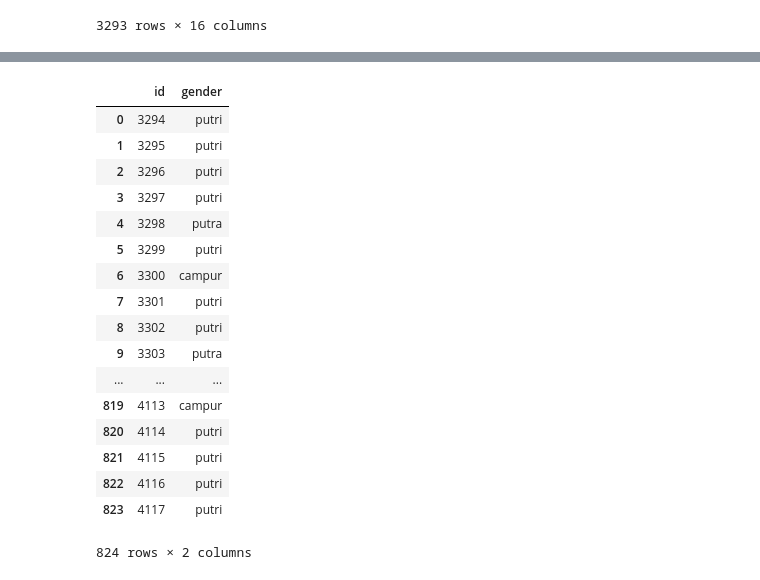
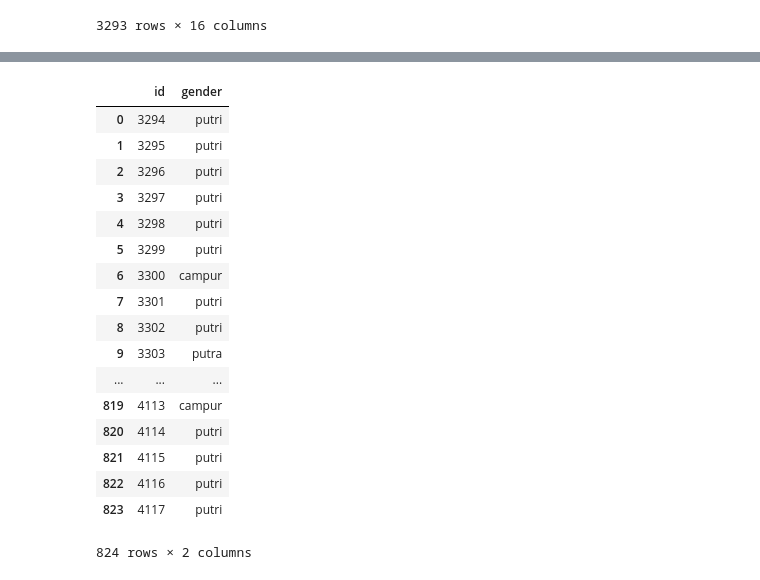
Before and after one commit to FarhanSetyaD/DataMining-Competition-JOINTS-UGM-2019, a Jupyter notebook: Preprocessing.ipynb, the cells around one changed output, grey strips where cells are left out. Saved outputs shown, nothing was run; the diff lists cells and outputs as text; code cells hidden in the pictures.

```diff
--- a/Preprocessing.ipynb
+++ b/Preprocessing.ipynb
@@ -29,7 +29,7 @@ train
 | 3292 | 0.0 | 0.0 | 0.0 | 0.0 | 0.0 | 0.0 | 0.0 | 1.0 | 2634.0 | 8854.0 | 2007.0 | ... |
 3293 rows × 16 columns
 # %%
-train = train.dropna()
+train = train.interpolate()
 train = train.reset_index(drop=True)
 train
 # %% [output]
@@ -156,20 +156,20 @@ predict = rf.predict(test)
 # %%
 type(test_id)
 converter = {-1: 'putri', 0:'campur', 1:'putra'}
 
 predict = [converter[x] for x in predict]
 predict_series = pd.Series(data=predict, name='gender')
 submission = pd.DataFrame([test_id, predict_series])
 submission = submission.transpose()
-submission.to_csv('second_submission_randomforest.csv', index=False)
+submission.to_csv('fourth_submission_interpolate_randomforest_withoutsize.csv', index=False)
 submission
 # %% [output]
 |  | id | gender |
 | 0 | 3294 | putri |
 | 1 | 3295 | putri |
 | 2 | 3296 | putri |
 | 3 | 3297 | putri |
-| 4 | 3298 | putra |
+| 4 | 3298 | putri |
 | 5 | 3299 | putri |
 | 6 | 3300 | campur |
 | 7 | 3301 | putri |
```
Also changed, not shown: parts of 3 cells of this notebook, 2 other files.
